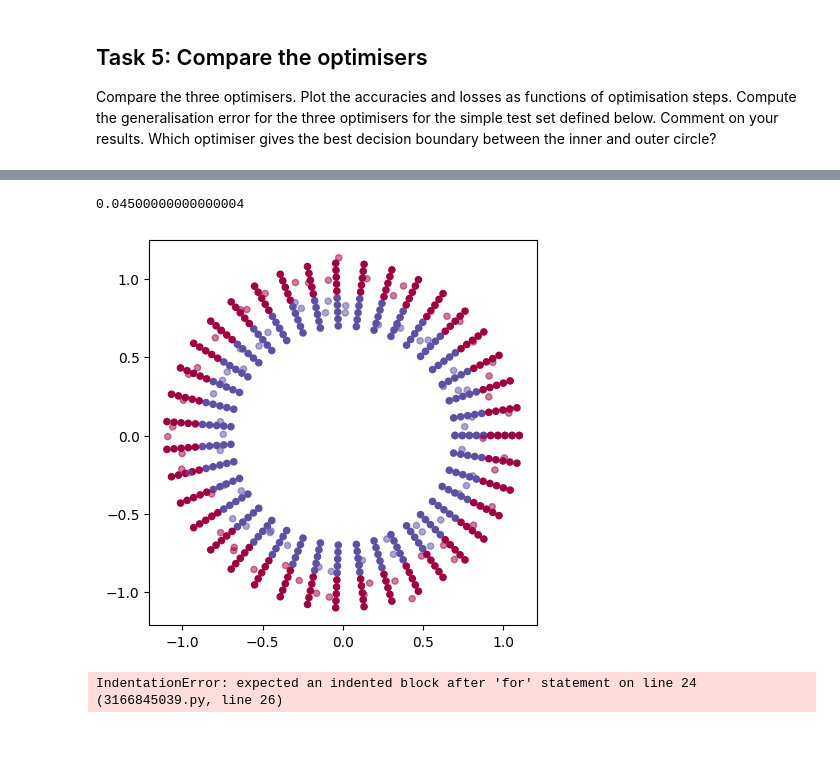
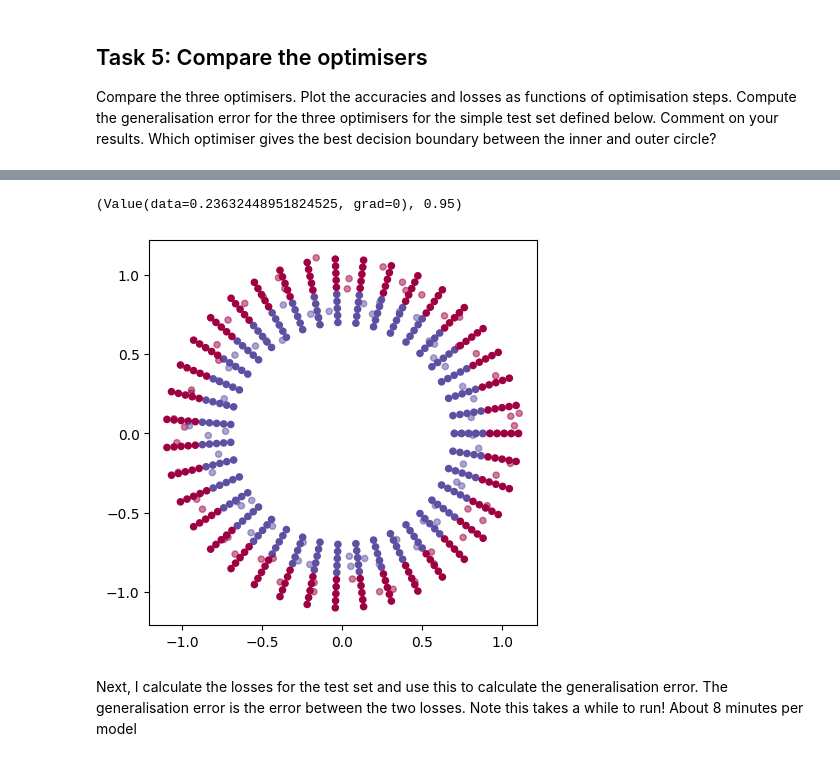
Before and after one commit to Part-II-Computational-Physics/exercise-4-autodiff-nlme2, a Jupyter notebook: excercise-4-autodiff.ipynb, the cells around one changed output, grey strips where cells are left out. Drawn from its saved outputs; the diff is of its cells as text; code cells hidden in the pictures.

```diff
--- a/excercise-4-autodiff.ipynb
+++ b/excercise-4-autodiff.ipynb
@@ -411,76 +411,22 @@ plt.xlim([0,len(lossgd)-1])
 # %%
 # Test set
 phi = np.linspace(0, 2*np.pi, 40)
 r   = np.linspace(0.7, 1.1,   10)
 
 Xtest = np.zeros((len(phi)*len(r), 2))
 i=0
 for r0 in r:
     for phi0 in phi:
         Xtest[i,:] = np.array([r0*np.cos(phi0),r0*np.sin(phi0)])
         i+=1
 ytest = np.hstack([(1*(radius<0.9)-1*(radius>0.9))*np.ones(len(phi), dtype=np.intp) for radius in r])
 
 plt.figure(figsize=(5,5))
 plt.scatter(Xtest[:,0], Xtest[:,1], c=ytest, s=20, cmap='Spectral')
 plt.scatter(X[:,0], X[:,1], c=y, s=20, cmap='Spectral', alpha=0.5)
 
 ### GENERALISATION ERROR ###
-# TO DO
-def generalization_error(Xtest, ytest, model):
-    """Computes the generalization error on the test set."""
-
-    inputs = [list(map(Value, xrow)) for xrow in Xtest]
-    scores = list(map(model, inputs))
-
-    accuracy = [(yi > 0) == (scorei.data > 0) for yi, scorei in zip(ytest, scores)]
-    acc = np.mean(accuracy)
-
-    return 1 - acc
-
-print(generalization_error(Xtest, ytest, modelgd))
+# TO DO - SEE BELOW. I have redefined the optimser functions to use the test set.
 # %% [output]
-0.04500000000000004
+(Value(data=0.23632448951824525, grad=0), 0.95)
-[figure, old version]
+[figure, new version]
-# %%
-# Test set
-phi = np.linspace(0, 2*np.pi, 40)
-r   = np.linspace(0.7, 1.1,   10)
-
-Xtest = np.zeros((len(phi)*len(r), 2))
-i=0
-for r0 in r:
-    for phi0 in phi:
-        Xtest[i,:] = np.array([r0*np.cos(phi0),r0*np.sin(phi0)])
-        i+=1
-ytest = np.hstack([(1*(radius<0.9)-1*(radius>0.9))*np.ones(len(phi), dtype=np.intp) for radius in r])
-
-plt.figure(figsize=(5,5))
-plt.scatter(Xtest[:,0], Xtest[:,1], c=ytest, s=20, cmap='Spectral')
-plt.scatter(X[:,0], X[:,1], c=y, s=20, cmap='Spectral', alpha=0.5)
-
-### GENERALISATION ERROR ###
-# TO DO
-def test(Xtest, ytest, model):
-    """Returns the accuracy of the model on the testing set."""
-
-    accuracies = []
-
-    for step in range(n_steps):
-
-        inputs = [list(map(Value, xrow)) for xrow in Xtest]
-        scores = list(map(model, inputs))
-        accuracies.append(np.mean(acc))
-
-        acc = np.mean([(yi > 0) == (scorei.data > 0) for yi, scorei in zip(ytest, scores)])
-
-    return accuracies
-
-testaccgd = []
-testaccadam = []
-testacclion = []
-
-acc_test1 = test(Xtest, ytest, modelgd)
-print(acc_test1)
-# %% [output]
-IndentationError: expected an indented block after 'for' statement on line 24 (3166845039.py, line 26)
@@ -486,0 +575,2 @@ IndentationError: expected an indented block after 'for' statement on line 24 (3
+# %% [markdown]
+Next, I calculate the losses for the test set and use this to calculate the generalisation error. The generalisation error is the error between the two losses. Note this takes a while to run! About 8 minutes per model
```
Also changed, not shown: parts of 17 cells of this notebook.
